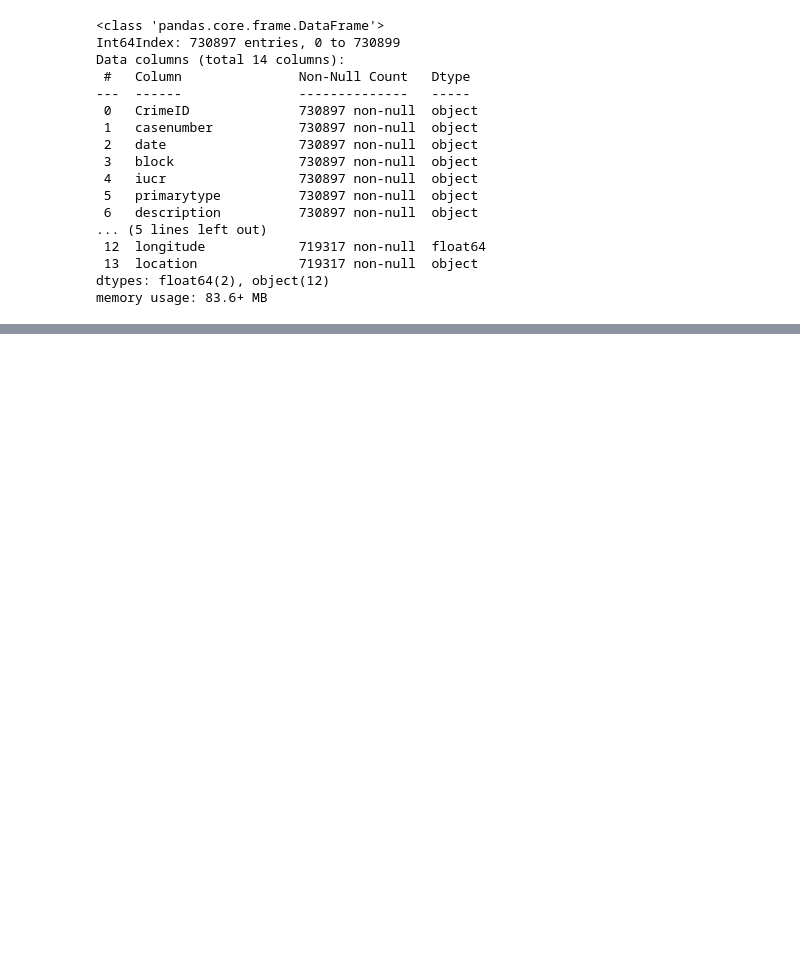
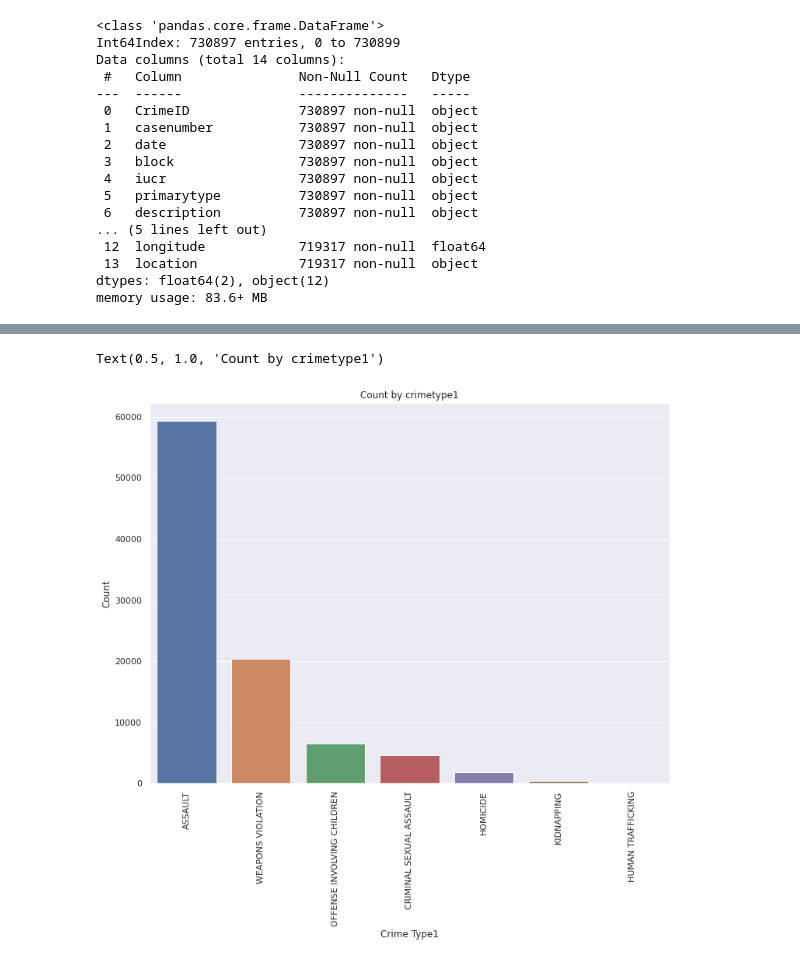
Before and after one commit to AngeloBarisano/data_management_and_ethics, a Jupyter notebook: eda.ipynb, the cells around one changed output, grey strips where cells are left out. Saved outputs shown, nothing was run; the diff lists cells and outputs as text; code cells hidden in the pictures; blank space fills up the shorter version.

```diff
--- a/eda.ipynb
+++ b/eda.ipynb
@@ -256,0 +572,19 @@ df
+# %%
+# now select only serious offenses
+
+plt.figure(figsize=(12, 9))
+ax = sns.barplot(x="Type1", y="count_Type1", data=df_crime_type1[df_crime_type1.Type1.isin(["ASSAULT",
+                                                                                            "KIDNAPPING",
+                                                                                            "CRIMINAL SEXUAL ASSAULT",
+                                                                                             "HOMICIDE",
+                                                                                            "HUMAN TRAFFICKING",
+                                                                                           "OFFENSE INVOLVING CHILDREN",
+                                                                                            "WEAPONS VIOLATION"])])
+
+plt.xticks(rotation=90)
+plt.xlabel("Crime Type1")
+plt.ylabel("Count")
+plt.title("Count by crimetype1")
+# %% [output]
+Text(0.5, 1.0, 'Count by crimetype1')
+[figure, added]
```
Also changed, not shown: parts of 33 cells of this notebook.
